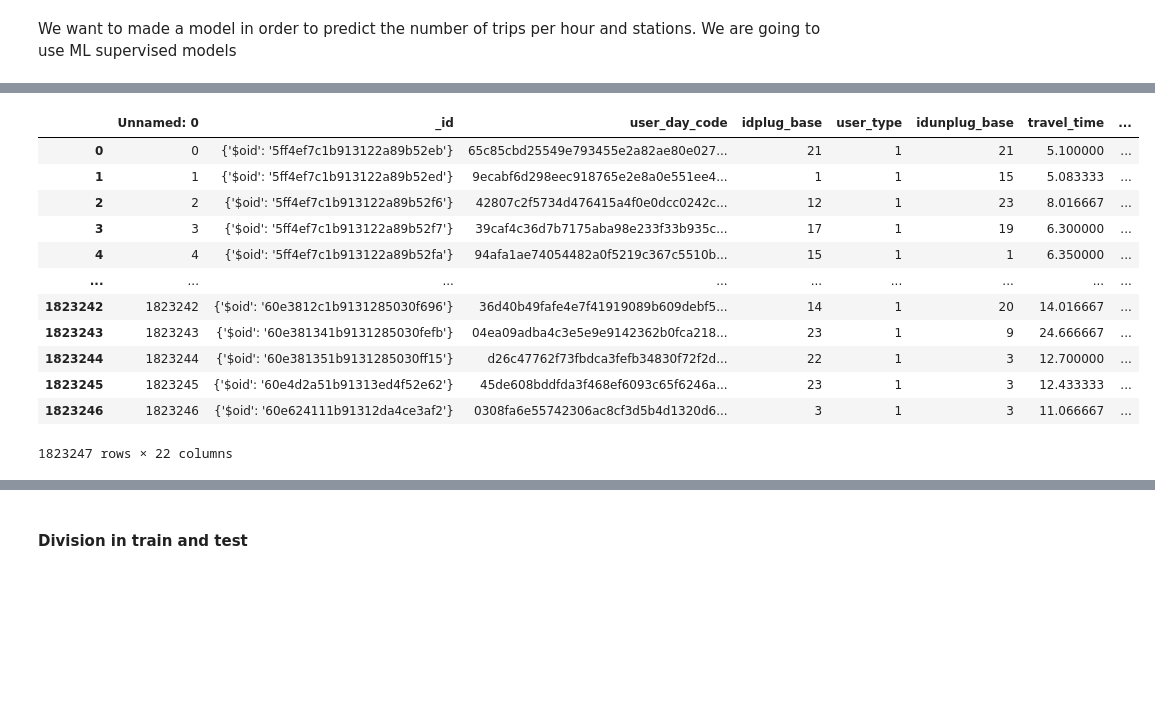
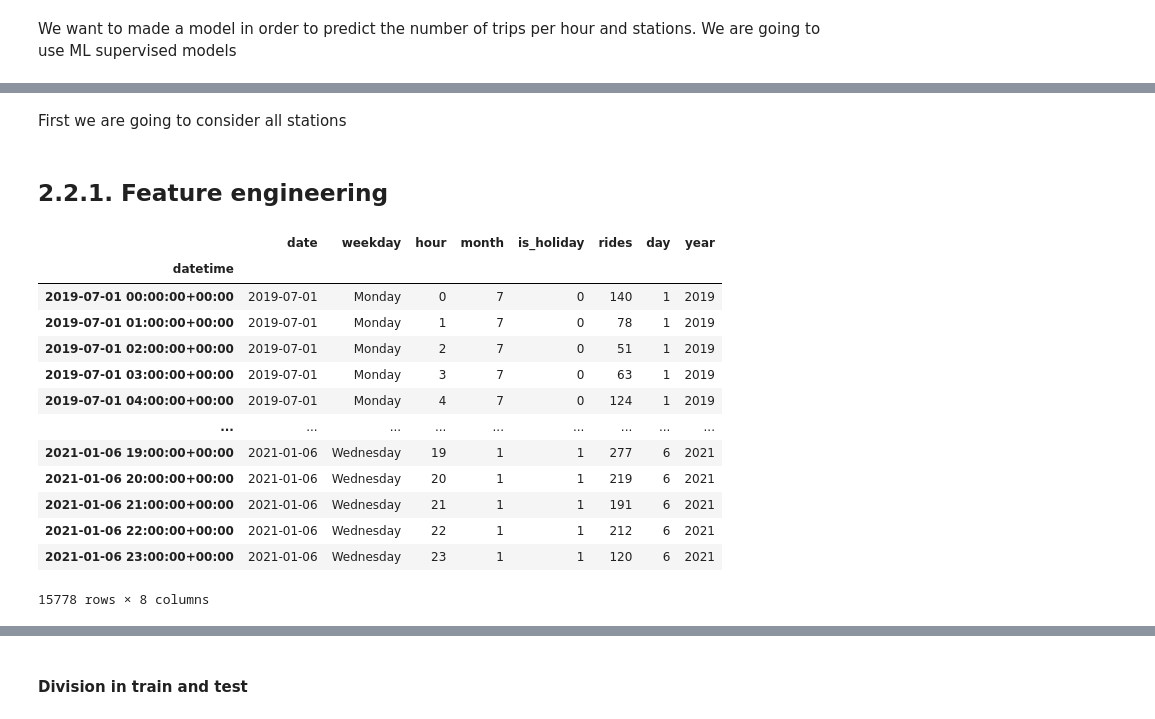
Before and after one commit to paulamartinm/bicimad_prevision_tfm, a Jupyter notebook: Models.ipynb, the cells around one changed output, grey strips where cells are left out. Cells and saved outputs as stored; diff of their text form; code cells hidden in the pictures; blank space fills up the shorter version.

```diff
--- a/Models.ipynb
+++ b/Models.ipynb
@@ -8,4 +12,6 @@ from sklearn.model_selection import train_test_split
 import datetime
 # %%
 #Import the data we created in the first notebook
-movements = pd.read_csv('movements_df.csv')
+rides_per_hour = pd.read_csv('movements_grouped.csv')
+rides_per_hour = rides_per_hour[['datetime', 'date', 'weekday', 'hour', 'month', 'is_holiday', 'rides']]
+rides_per_hour
@@ -11,0 +32,2 @@ movements = pd.read_csv('movements_df.csv')
+# %%
+rides_per_hour.set_index('datetime', inplace=True)
@@ -16,18 +71,24 @@ We want to made a model in order to predict the number of trips per hour and sta
+# %% [markdown]
+First we are going to consider all stations
+# %% [markdown]
+## 2.2.1. Feature engineering
 # %%
-movements['datetime'] = pd.to_datetime(movements['datetime'])
-movements['day'] = movements['datetime'].dt.day
-movements
+rides_per_hour['date'] = pd.to_datetime(rides_per_hour['date'])
+rides_per_hour['day'] = rides_per_hour['date'].dt.day
+rides_per_hour['year'] = rides_per_hour['date'].dt.year
+rides_per_hour
 # %% [output]
-|  | Unnamed: 0 | _id | user_day_code | idplug_base | user_type | idunplug_base | travel_time | ... |
-| 0 | 0 | {'$oid': '5ff4ef7c1b913122a89b52eb'} | 65c85cbd25549e793455e2a82ae80e027... | 21 | 1 | 21 | 5.100000 | ... |
-| 1 | 1 | {'$oid': '5ff4ef7c1b913122a89b52ed'} | 9ecabf6d298eec918765e2e8a0e551ee4... | 1 | 1 | 15 | 5.083333 | ... |
-| 2 | 2 | {'$oid': '5ff4ef7c1b913122a89b52f6'} | 42807c2f5734d476415a4f0e0dcc0242c... | 12 | 1 | 23 | 8.016667 | ... |
-| 3 | 3 | {'$oid': '5ff4ef7c1b913122a89b52f7'} | 39caf4c36d7b7175aba98e233f33b935c... | 17 | 1 | 19 | 6.300000 | ... |
-| 4 | 4 | {'$oid': '5ff4ef7c1b913122a89b52fa'} | 94afa1ae74054482a0f5219c367c5510b... | 15 | 1 | 1 | 6.350000 | ... |
+|  | date | weekday | hour | month | is_holiday | rides | day | year |
+| datetime |  |  |  |  |  |  |  |  |
+| 2019-07-01 00:00:00+00:00 | 2019-07-01 | Monday | 0 | 7 | 0 | 140 | 1 | 2019 |
+| 2019-07-01 01:00:00+00:00 | 2019-07-01 | Monday | 1 | 7 | 0 | 78 | 1 | 2019 |
+| 2019-07-01 02:00:00+00:00 | 2019-07-01 | Monday | 2 | 7 | 0 | 51 | 1 | 2019 |
+| 2019-07-01 03:00:00+00:00 | 2019-07-01 | Monday | 3 | 7 | 0 | 63 | 1 | 2019 |
+| 2019-07-01 04:00:00+00:00 | 2019-07-01 | Monday | 4 | 7 | 0 | 124 | 1 | 2019 |
 | ... | ... | ... | ... | ... | ... | ... | ... | ... |
-| 1823242 | 1823242 | {'$oid': '60e3812c1b9131285030f696'} | 36d40b49fafe4e7f41919089b609debf5... | 14 | 1 | 20 | 14.016667 | ... |
-| 1823243 | 1823243 | {'$oid': '60e381341b9131285030fefb'} | 04ea09adba4c3e5e9e9142362b0fca218... | 23 | 1 | 9 | 24.666667 | ... |
-| 1823244 | 1823244 | {'$oid': '60e381351b9131285030ff15'} | d26c47762f73fbdca3fefb34830f72f2d... | 22 | 1 | 3 | 12.700000 | ... |
-| 1823245 | 1823245 | {'$oid': '60e4d2a51b91313ed4f52e62'} | 45de608bddfda3f468ef6093c65f6246a... | 23 | 1 | 3 | 12.433333 | ... |
-| 1823246 | 1823246 | {'$oid': '60e624111b91312da4ce3af2'} | 0308fa6e55742306ac8cf3d5b4d1320d6... | 3 | 1 | 3 | 11.066667 | ... |
+| 2021-01-06 19:00:00+00:00 | 2021-01-06 | Wednesday | 19 | 1 | 1 | 277 | 6 | 2021 |
+| 2021-01-06 20:00:00+00:00 | 2021-01-06 | Wednesday | 20 | 1 | 1 | 219 | 6 | 2021 |
+| 2021-01-06 21:00:00+00:00 | 2021-01-06 | Wednesday | 21 | 1 | 1 | 191 | 6 | 2021 |
+| 2021-01-06 22:00:00+00:00 | 2021-01-06 | Wednesday | 22 | 1 | 1 | 212 | 6 | 2021 |
+| 2021-01-06 23:00:00+00:00 | 2021-01-06 | Wednesday | 23 | 1 | 1 | 120 | 6 | 2021 |
-1823247 rows × 22 columns
+15778 rows × 8 columns
```
Also changed, not shown: parts of 154 cells of this notebook, 1 other file.
